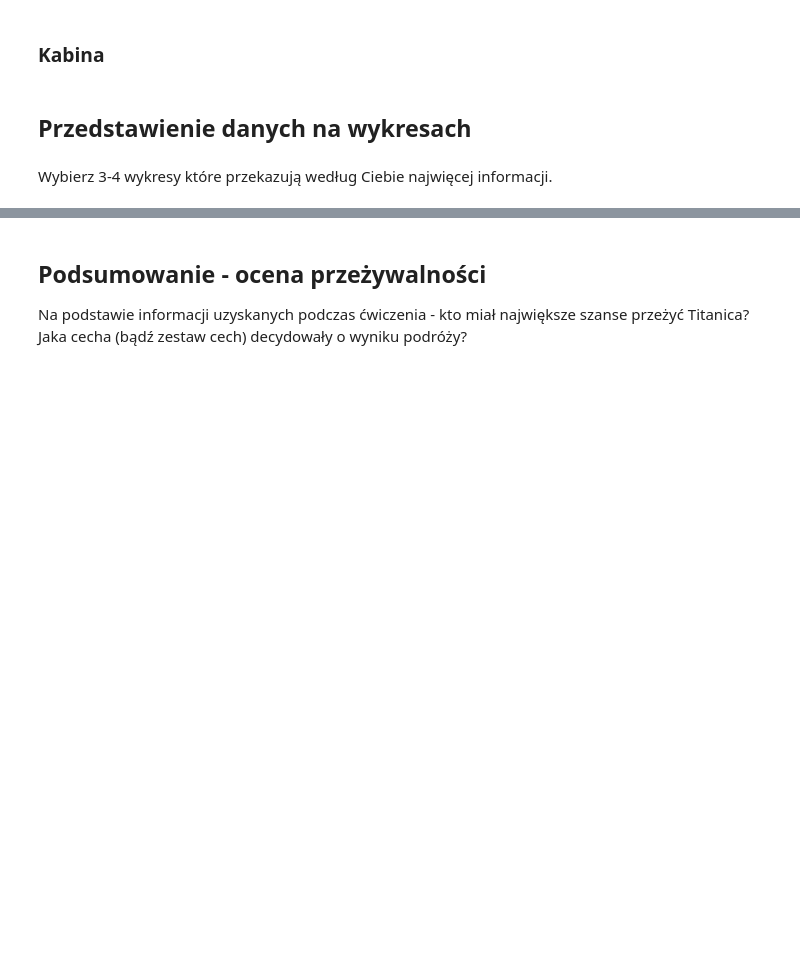
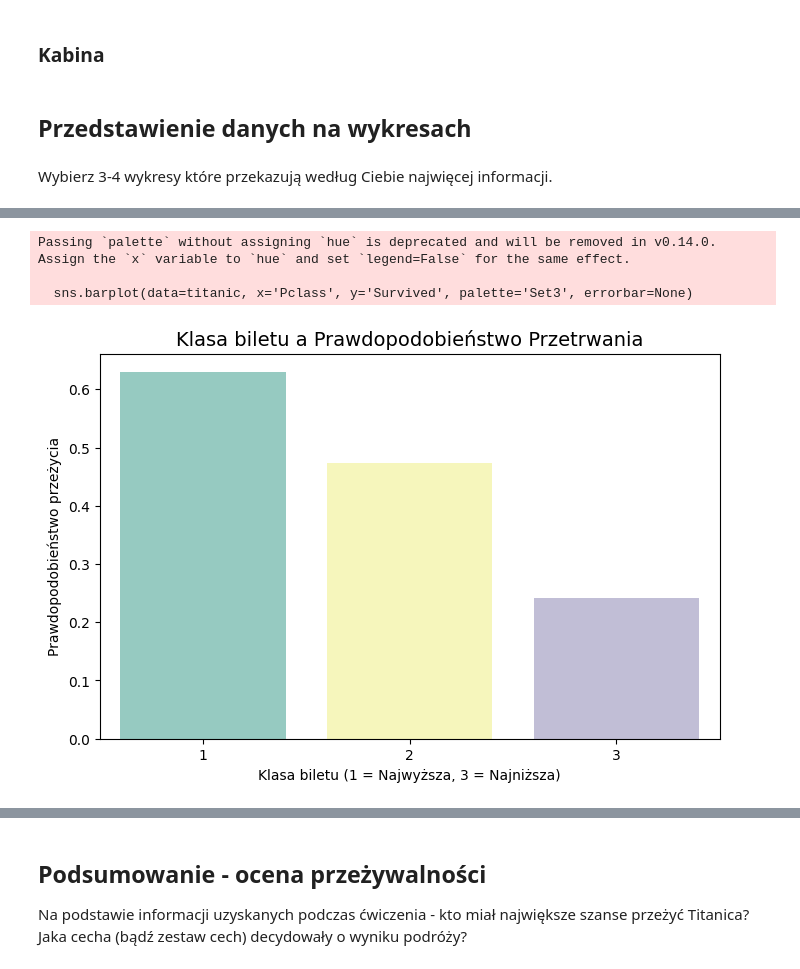
Before and after one commit to Zajecia-na-PWr-LR/lista-2-PJ0506, a Jupyter notebook: UczenieMaszynowe_25_26_Lista2.ipynb, the cells around one changed output, grey strips where cells are left out. Drawn from its saved outputs; the diff is of its cells as text; code cells hidden in the pictures; blank space fills up the shorter version.

```diff
--- a/UczenieMaszynowe_25_26_Lista2.ipynb
+++ b/UczenieMaszynowe_25_26_Lista2.ipynb
@@ -148,0 +172,12 @@ Wybierz 3-4 wykresy które przekazują według Ciebie najwięcej informacji.
+# %%
+plt.figure(figsize=(8, 5))
+sns.barplot(data=titanic, x='Pclass', y='Survived', palette='Set3', errorbar=None)
+plt.title('Klasa biletu a Prawdopodobieństwo Przetrwania', fontsize=14)
+plt.xlabel('Klasa biletu (1 = Najwyższa, 3 = Najniższa)')
+plt.ylabel('Prawdopodobieństwo przeżycia')
+plt.show()
+# %% [output]
+Passing `palette` without assigning `hue` is deprecated and will be removed in v0.14.0. Assign the `x` variable to `hue` and set `legend=False` for the same effect.
+
+  sns.barplot(data=titanic, x='Pclass', y='Survived', palette='Set3', errorbar=None)
+[figure, added]
```
Also changed, not shown: parts of 26 cells of this notebook.
